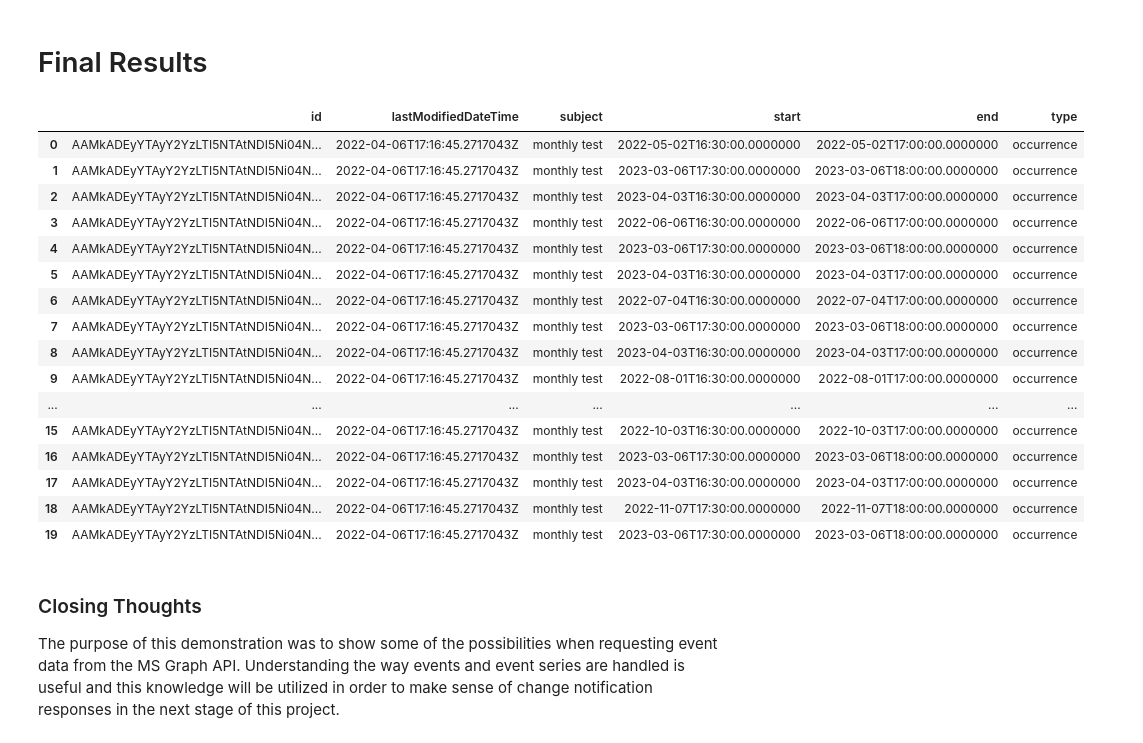
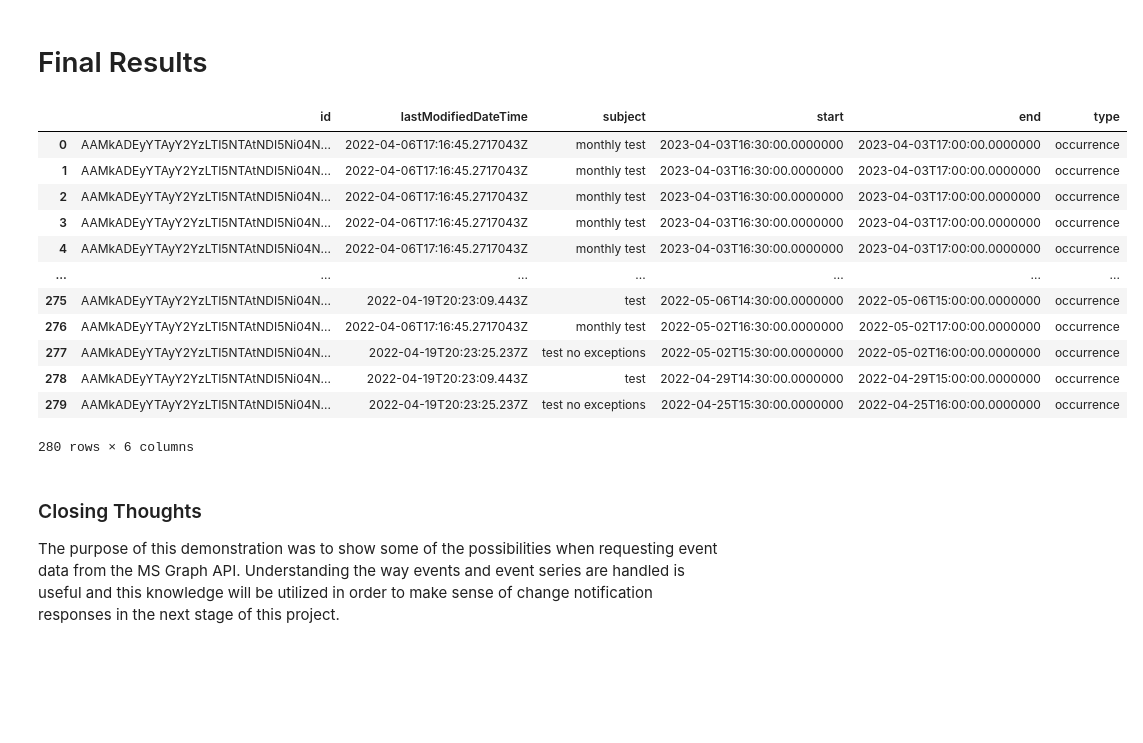
Before and after one commit to alodish/graph-events, a Jupyter notebook: calendar_events.ipynb, the cells around one changed output. Saved outputs shown, nothing was run; the diff lists cells and outputs as text; code cells hidden in the pictures; blank space fills up the shorter version.

```diff
--- a/calendar_events.ipynb
+++ b/calendar_events.ipynb
@@ -311,19 +311,20 @@ for i in range(len(r_list)):
         sub = res['value'][ii]['subject']
         rec_events[sub + ' ' + str(k)] = res['value'][ii]
         k += 1
-        if next_key in res:
-            next_page = True
-            next_url = res[next_key]
-            while next_page:
-                next_req = requests.get(next_url, headers=headers)
-                next_res = json.loads(next_req.text)
-                for j in range(len(next_res['value'])):
-                    rec_events[sub + ' ' + str(k)] = next_res['value'][j]
-                    k += 1
-                if next_key in next_res:
-                    next_url = next_res[next_key]
-                else:
-                    next_page = False
+        if ii + 1 == len(res['value']):
+            if next_key in res:
+                next_page = True
+                next_url = res[next_key]
+                while next_page:
+                    next_req = requests.get(next_url, headers=headers)
+                    next_res = json.loads(next_req.text)
+                    for j in range(len(next_res['value'])):
+                        rec_events[sub + ' ' + str(k)] = next_res['value'][j]
+                        k += 1
+                    if next_key in next_res:
+                        next_url = next_res[next_key]
+                    else:
+                        next_page = False
 # %%
 len(rec_events)
 # %% [output]
@@ -377,29 +390,26 @@ for event in rec_events:
         else:
             df_dict[col].append(rec_events[event][col])
 # %%
-df_dict = pd.DataFrame.from_dict(df_dict)
+rec_df = pd.DataFrame.from_dict(df_dict)
 # %% [markdown]
 # Final Results
-# %%
-df_dict.head(20)
-# %% [output]
-|  | id | lastModifiedDateTime | subject | start | end | type |
-| 0 | AAMkADEyYTAyY2YzLTI5NTAtNDI5Ni04N... | 2022-04-06T17:16:45.2717043Z | monthly test | 2022-05-02T16:30:00.0000000 | 2022-05-02T17:00:00.0000000 | occurrence |
-| 1 | AAMkADEyYTAyY2YzLTI5NTAtNDI5Ni04N... | 2022-04-06T17:16:45.2717043Z | monthly test | 2023-03-06T17:30:00.0000000 | 2023-03-06T18:00:00.0000000 | occurrence |
-| 2 | AAMkADEyYTAyY2YzLTI5NTAtNDI5Ni04N... | 2022-04-06T17:16:45.2717043Z | monthly test | 2023-04-03T16:30:00.0000000 | 2023-04-03T17:00:00.0000000 | occurrence |
-| 3 | AAMkADEyYTAyY2YzLTI5NTAtNDI5Ni04N... | 2022-04-06T17:16:45.2717043Z | monthly test | 2022-06-06T16:30:00.0000000 | 2022-06-06T17:00:00.0000000 | occurrence |
-| 4 | AAMkADEyYTAyY2YzLTI5NTAtNDI5Ni04N... | 2022-04-06T17:16:45.2717043Z | monthly test | 2023-03-06T17:30:00.0000000 | 2023-03-06T18:00:00.0000000 | occurrence |
-| 5 | AAMkADEyYTAyY2YzLTI5NTAtNDI5Ni04N... | 2022-04-06T17:16:45.2717043Z | monthly test | 2023-04-03T16:30:00.0000000 | 2023-04-03T17:00:00.0000000 | occurrence |
-| 6 | AAMkADEyYTAyY2YzLTI5NTAtNDI5Ni04N... | 2022-04-06T17:16:45.2717043Z | monthly test | 2022-07-04T16:30:00.0000000 | 2022-07-04T17:00:00.0000000 | occurrence |
-| 7 | AAMkADEyYTAyY2YzLTI5NTAtNDI5Ni04N... | 2022-04-06T17:16:45.2717043Z | monthly test | 2023-03-06T17:30:00.0000000 | 2023-03-06T18:00:00.0000000 | occurrence |
-| 8 | AAMkADEyYTAyY2YzLTI5NTAtNDI5Ni04N... | 2022-04-06T17:16:45.2717043Z | monthly test | 2023-04-03T16:30:00.0000000 | 2023-04-03T17:00:00.0000000 | occurrence |
-| 9 | AAMkADEyYTAyY2YzLTI5NTAtNDI5Ni04N... | 2022-04-06T17:16:45.2717043Z | monthly test | 2022-08-01T16:30:00.0000000 | 2022-08-01T17:00:00.0000000 | occurrence |
-| ... | ... | ... | ... | ... | ... | ... |
-| 15 | AAMkADEyYTAyY2YzLTI5NTAtNDI5Ni04N... | 2022-04-06T17:16:45.2717043Z | monthly test | 2022-10-03T16:30:00.0000000 | 2022-10-03T17:00:00.0000000 | occurrence |
-| 16 | AAMkADEyYTAyY2YzLTI5NTAtNDI5Ni04N... | 2022-04-06T17:16:45.2717043Z | monthly test | 2023-03-06T17:30:00.0000000 | 2023-03-06T18:00:00.0000000 | occurrence |
-| 17 | AAMkADEyYTAyY2YzLTI5NTAtNDI5Ni04N... | 2022-04-06T17:16:45.2717043Z | monthly test | 2023-04-03T16:30:00.0000000 | 2023-04-03T17:00:00.0000000 | occurrence |
-| 18 | AAMkADEyYTAyY2YzLTI5NTAtNDI5Ni04N... | 2022-04-06T17:16:45.2717043Z | monthly test | 2022-11-07T17:30:00.0000000 | 2022-11-07T18:00:00.0000000 | occurrence |
-| 19 | AAMkADEyYTAyY2YzLTI5NTAtNDI5Ni04N... | 2022-04-06T17:16:45.2717043Z | monthly test | 2023-03-06T17:30:00.0000000 | 2023-03-06T18:00:00.0000000 | occurrence |
+# %%
+rec_df = rec_df.sort_values(by=['start'], ignore_index=True, ascending=False)
+rec_df
+# %% [output]
+|  | id | lastModifiedDateTime | subject | start | end | type |
+| 0 | AAMkADEyYTAyY2YzLTI5NTAtNDI5Ni04N... | 2022-04-06T17:16:45.2717043Z | monthly test | 2023-04-03T16:30:00.0000000 | 2023-04-03T17:00:00.0000000 | occurrence |
+| 1 | AAMkADEyYTAyY2YzLTI5NTAtNDI5Ni04N... | 2022-04-06T17:16:45.2717043Z | monthly test | 2023-04-03T16:30:00.0000000 | 2023-04-03T17:00:00.0000000 | occurrence |
+| 2 | AAMkADEyYTAyY2YzLTI5NTAtNDI5Ni04N... | 2022-04-06T17:16:45.2717043Z | monthly test | 2023-04-03T16:30:00.0000000 | 2023-04-03T17:00:00.0000000 | occurrence |
+| 3 | AAMkADEyYTAyY2YzLTI5NTAtNDI5Ni04N... | 2022-04-06T17:16:45.2717043Z | monthly test | 2023-04-03T16:30:00.0000000 | 2023-04-03T17:00:00.0000000 | occurrence |
+| 4 | AAMkADEyYTAyY2YzLTI5NTAtNDI5Ni04N... | 2022-04-06T17:16:45.2717043Z | monthly test | 2023-04-03T16:30:00.0000000 | 2023-04-03T17:00:00.0000000 | occurrence |
+| ... | ... | ... | ... | ... | ... | ... |
+| 275 | AAMkADEyYTAyY2YzLTI5NTAtNDI5Ni04N... | 2022-04-19T20:23:09.443Z | test | 2022-05-06T14:30:00.0000000 | 2022-05-06T15:00:00.0000000 | occurrence |
+| 276 | AAMkADEyYTAyY2YzLTI5NTAtNDI5Ni04N... | 2022-04-06T17:16:45.2717043Z | monthly test | 2022-05-02T16:30:00.0000000 | 2022-05-02T17:00:00.0000000 | occurrence |
+| 277 | AAMkADEyYTAyY2YzLTI5NTAtNDI5Ni04N... | 2022-04-19T20:23:25.237Z | test no exceptions | 2022-05-02T15:30:00.0000000 | 2022-05-02T16:00:00.0000000 | occurrence |
+| 278 | AAMkADEyYTAyY2YzLTI5NTAtNDI5Ni04N... | 2022-04-19T20:23:09.443Z | test | 2022-04-29T14:30:00.0000000 | 2022-04-29T15:00:00.0000000 | occurrence |
+| 279 | AAMkADEyYTAyY2YzLTI5NTAtNDI5Ni04N... | 2022-04-19T20:23:25.237Z | test no exceptions | 2022-04-25T15:30:00.0000000 | 2022-04-25T16:00:00.0000000 | occurrence |
+280 rows × 6 columns
 # %% [markdown]
 ### Closing Thoughts
 The purpose of this demonstration was to show some of the possibilities when requesting event data from the MS Graph API. Understanding the way events and event series are handled is useful and this knowledge will be utilized in order to make sense of change notification responses in the next stage of this project.
```
Also changed, not shown: parts of 10 cells of this notebook.
